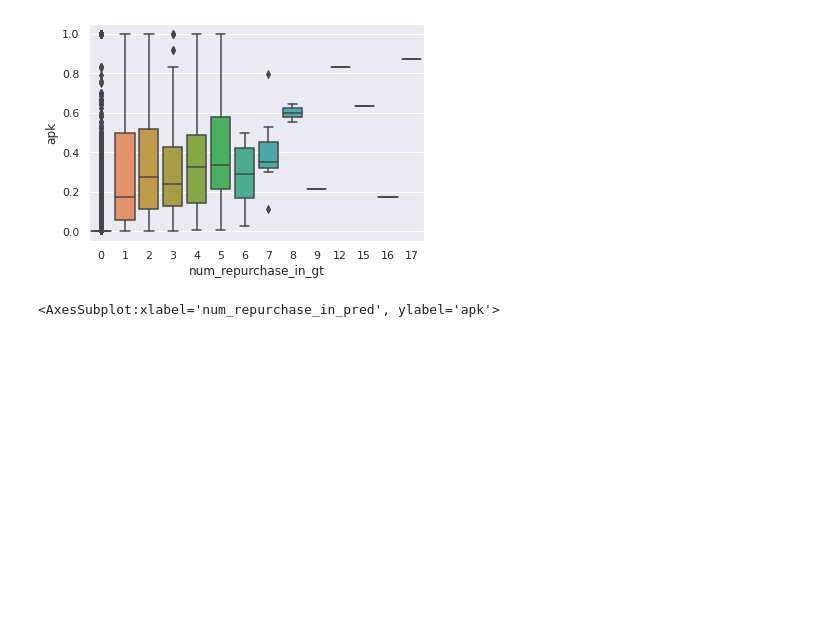
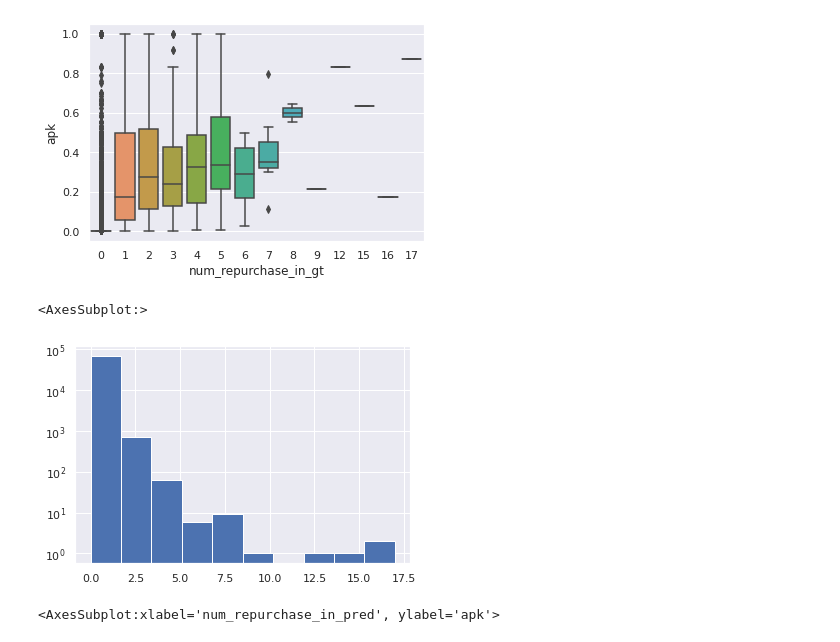
Before and after one commit to ryowk/kaggle-h-and-m-personalized-fashion-recommendations, a Jupyter notebook: valid_analysis.ipynb, the cells around one changed output. Cells and saved outputs as stored; diff of their text form; code cells hidden in the pictures; blank space fills up the shorter version.

```diff
--- a/valid_analysis.ipynb
+++ b/valid_analysis.ipynb
@@ -48,6 +48,11 @@ sns.boxplot(data=merged, x='num_repurchase_in_gt', y='apk', )
 # %% [output]
 <AxesSubplot:xlabel='num_repurchase_in_gt', ylabel='apk'>
 [figure]
+# %%
+merged['num_repurchase_in_gt'].hist(log=True)
+# %% [output]
+<AxesSubplot:>
+[figure, added]
 # %%
 sns.boxplot(data=merged, x='num_repurchase_in_pred', y='apk')
 # %% [output]
```
Also changed, not shown: parts of 2 cells of this notebook.
